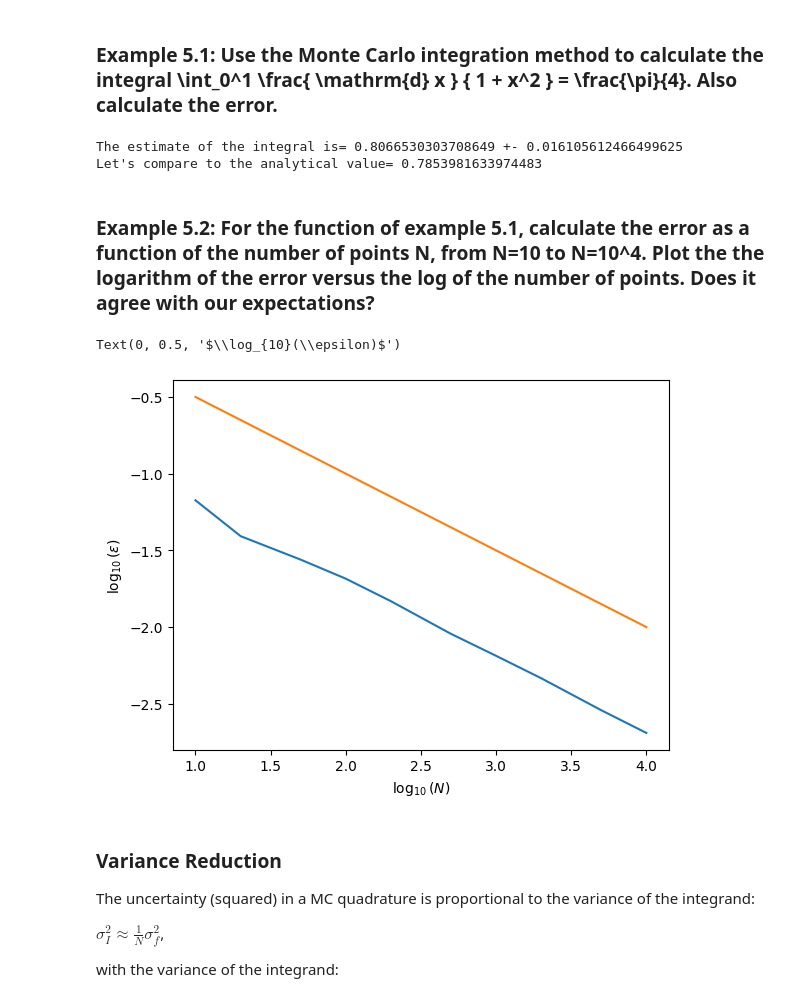
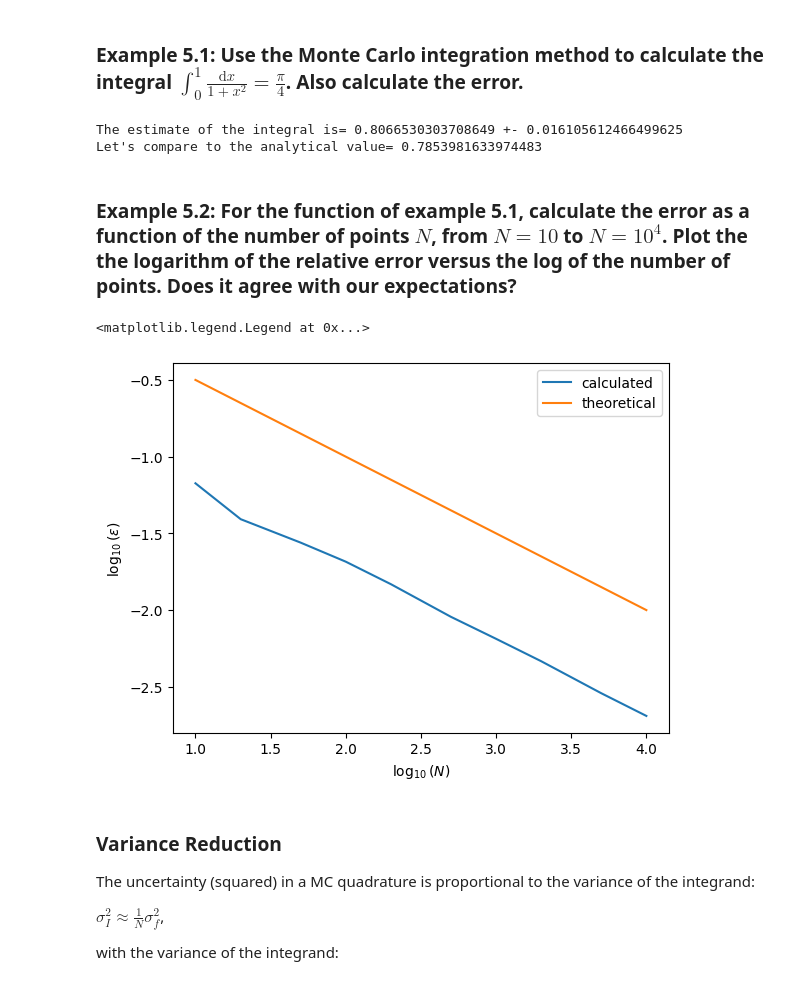
Before and after one commit to apapaefs/ScientificComputing, a Jupyter notebook: _build/jupyter_execute/Chapters/Chapter5/Chapter5.ipynb, the cells around one changed output. Cells and saved outputs as stored; diff of their text form; code cells hidden in the pictures.

```diff
--- a/_build/jupyter_execute/Chapters/Chapter5/Chapter5.ipynb
+++ b/_build/jupyter_execute/Chapters/Chapter5/Chapter5.ipynb
@@ -63,26 +76,27 @@ $\int_0^1 \frac{ \mathrm{d} x } { 1 + x^2 } = \frac{\pi}{4}$.
 
 Let's also calculate the error using the formula for $\sigma_I$.
 # %% [markdown]
-### Example 5.1: Use the Monte Carlo integration method to calculate the integral \int_0^1 \frac{ \mathrm{d} x } { 1 + x^2 } = \frac{\pi}{4}. Also calculate the error.
+### Example 5.1: Use the Monte Carlo integration method to calculate the integral $\int_0^1 \frac{ \mathrm{d} x } { 1 + x^2 } = \frac{\pi}{4}$. Also calculate the error.
 # %%
 import math
 import random # we need random numbers for the Monte Carlo method!
 
+# set the seed
 random.seed(1234)
 
 # Let's define a function that performs one-dimensional MC integration of an arbitrary for N points
 # We'll also make it capable of performing the integration in an interval a,b
 def mcint(func, a, b, N):
-    sumi = 0
-    sumisq = 0
+    sum_f = 0
+    sum_f2 = 0
     for i in range(N):
         xi = (b-a) * random.random() + a
-        sumi = sumi + func(xi)
-        sumisq = sumisq + func(xi)**2
-    I = sumi * (b-a) / N
-    sumisq = sumisq*(b-a)**2
+        sum_f = sum_f + func(xi)
+        sum_f2 = sum_f2 + func(xi)**2
+    I = sum_f * (b-a) / N
+    sumisq = sum_f2*(b-a)**2
     # sumisq *= (b-a)**2
-    sigmaI = math.sqrt( (1/N) * ( (1/N) * sumisq - I**2 ) )
+    sigmaI = math.sqrt( (1/N) * ( (1/N) * sum_f2 - I**2 ) )
 
     return I, sigmaI # return the integral and its error
 
@@ -96,37 +110,39 @@ print("Let's compare to the analytical value=", math.pi/4)
 The estimate of the integral is= 0.8066530303708649 +- 0.016105612466499625
 Let's compare to the analytical value= 0.7853981633974483
 # %% [markdown]
-### Example 5.2: For the function of example 5.1, calculate the error as a function of the number of points N, from N=10 to N=10^4. Plot the the logarithm of the error versus the log of the number of points. Does it agree with our expectations?
+### Example 5.2: For the function of example 5.1, calculate the error as a function of the number of points $N$, from $N=10$ to $N=10^4$. Plot the the logarithm of the relative error versus the log of the number of points. Does it agree with our expectations?
 # %%
 # The array of the number of points to integrate over:
 Narray = [10, 20, 50, 100, 200, 500, 1000, 2000, 5000, 10000]
 
 Errs = []
 for Ni in Narray:
     I, err = mcint(fEX51,0,1,Ni)
     Errs.append(err/I)
 
 # Let's plot:
 import matplotlib.pyplot as plt # import matplotlib, a conventional module name is plt
 import numpy as np
 
 fig, ax = plt.subplots() # create the elements required for matplotlib. This creates a figure containing a single set of axes.
 
 # get the logs:
 x = np.log10(Narray)
 y = np.log10(Errs)
 yexpect = np.log10(1/np.sqrt(Narray))
 
 # plot:
-ax.plot(x, y) # make a one-dimensional plot using the above arrays
+ax.plot(x, y, label='calculated') # make a one-dimensional plot using the above arrays
 ax.plot(x, yexpect, label='theoretical') # make a one-dimensional plot using the above arrays
 
 # labels:
 ax.set_xlabel(r'$\log_{10}(N)$')
 ax.set_ylabel(r'$\log_{10}(\epsilon)$')
+
+ax.legend()
 # %% [output]
-Text(0, 0.5, '$\\log_{10}(\\epsilon)$')
+<matplotlib.legend.Legend at 0x...>
-[figure, old version]
+[figure, new version]
 # %% [markdown]
 ### Variance Reduction
 
```
Also changed, not shown: parts of 15 cells of this notebook, 29 other files.
